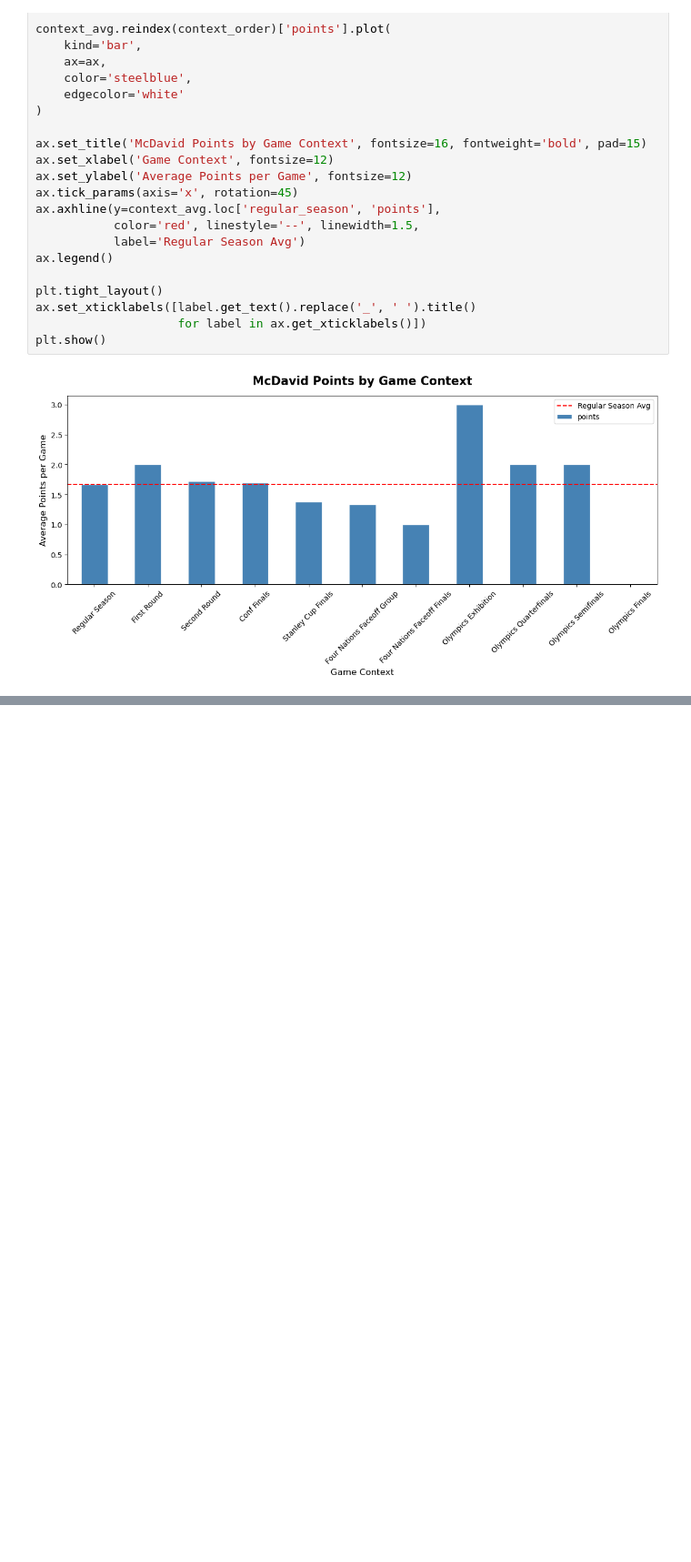
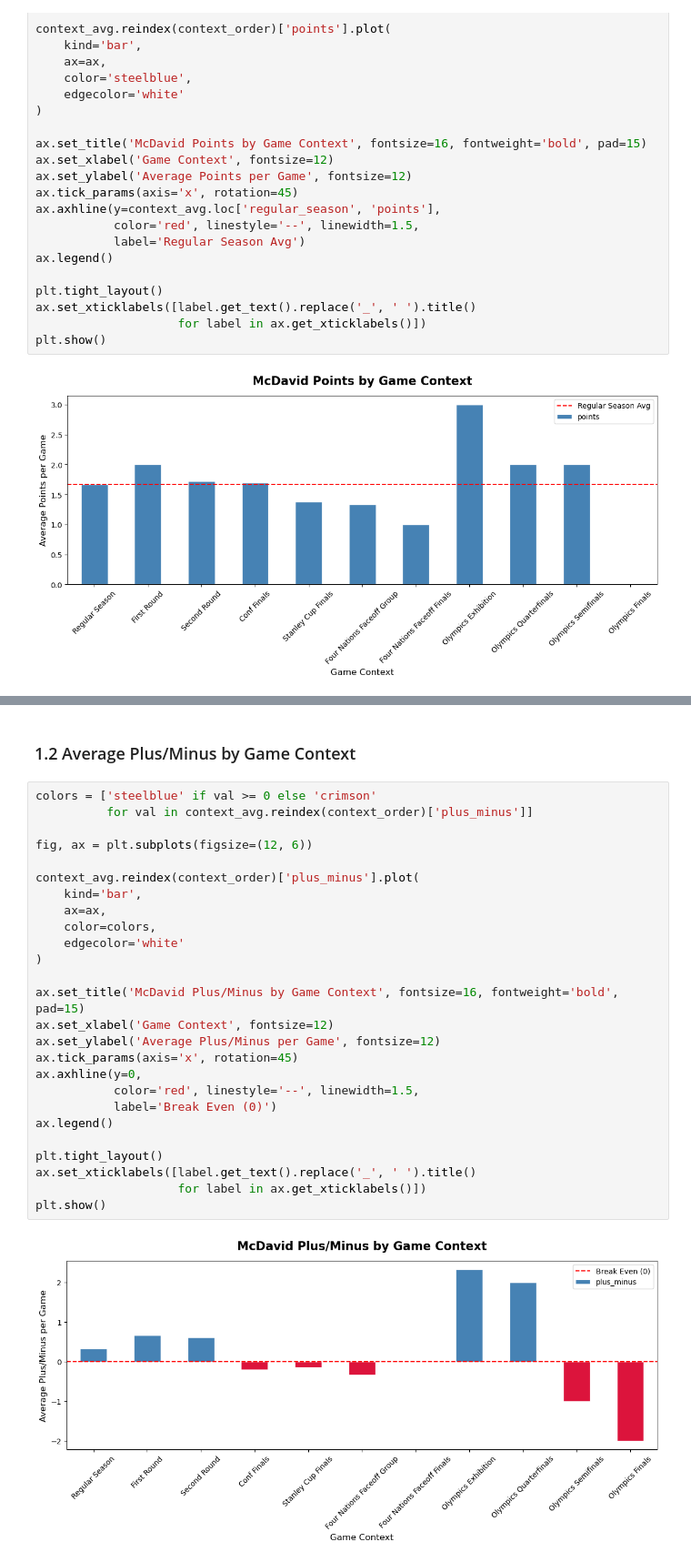
Before and after one commit to KylanHuynh7/Variance97, a Jupyter notebook: notebooks/01_data_loading_and_exploration.ipynb, the cells around one changed output, grey strips where cells are left out. Shown at 91% size. Saved outputs shown, nothing was run; the diff lists cells and outputs as text; blank space fills up the shorter version.

Commit message:
analysis on plus/minus based on game context

```diff
--- a/notebooks/01_data_loading_and_exploration.ipynb
+++ b/notebooks/01_data_loading_and_exploration.ipynb
@@ -123,0 +113,30 @@ plt.show()
+# %% [markdown]
+### 1.2 Average Plus/Minus by Game Context
+# %%
+colors = ['steelblue' if val >= 0 else 'crimson'
+          for val in context_avg.reindex(context_order)['plus_minus']]
+
+fig, ax = plt.subplots(figsize=(12, 6))
+
+context_avg.reindex(context_order)['plus_minus'].plot(
+    kind='bar',
+    ax=ax,
+    color=colors,
+    edgecolor='white'
+)
+
+ax.set_title('McDavid Plus/Minus by Game Context', fontsize=16, fontweight='bold', pad=15)
+ax.set_xlabel('Game Context', fontsize=12)
+ax.set_ylabel('Average Plus/Minus per Game', fontsize=12)
+ax.tick_params(axis='x', rotation=45)
+ax.axhline(y=0,
+           color='red', linestyle='--', linewidth=1.5,
+           label='Break Even (0)')
+ax.legend()
+
+plt.tight_layout()
+ax.set_xticklabels([label.get_text().replace('_', ' ').title()
+                    for label in ax.get_xticklabels()])
+plt.show()
+# %% [output]
+[figure, added]
```
Also changed, not shown: parts of 6 cells of this notebook.
